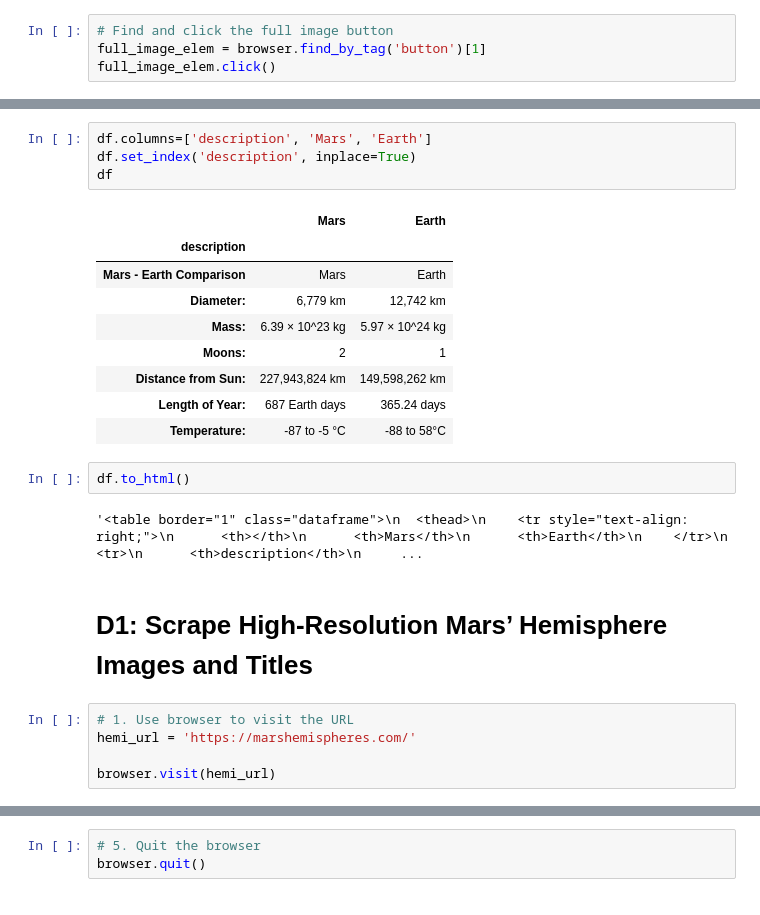
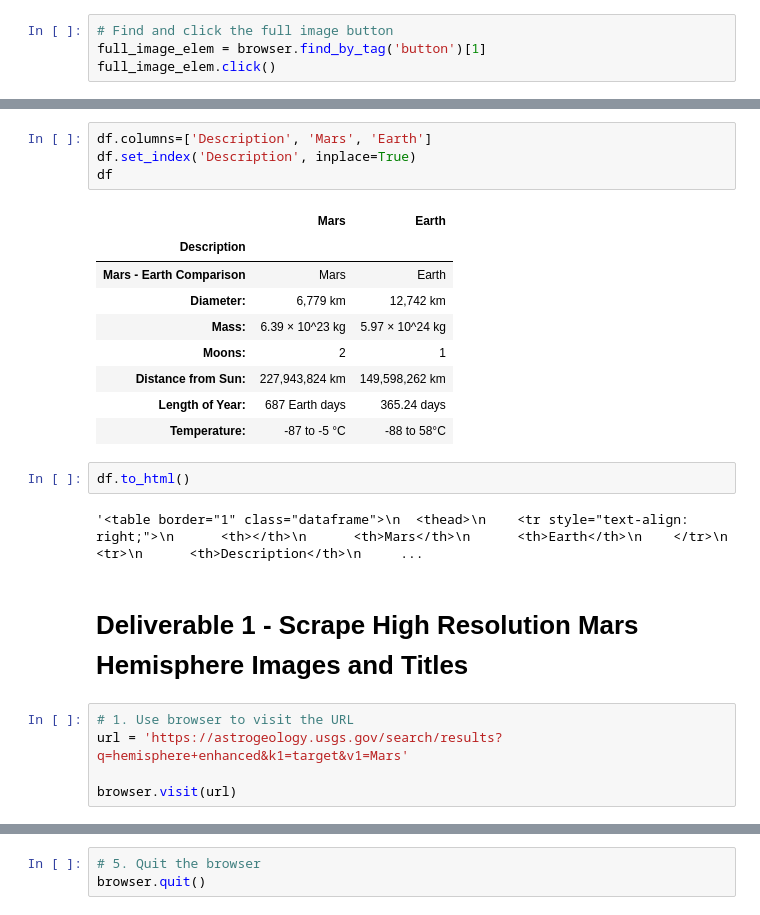
Before and after one commit to MXV0921/Mission-to-Mars, a Jupyter notebook: Mission_To_Mars_Challenge.ipynb, the cells around one changed output, grey strips where cells are left out. Cells and saved outputs as stored; diff of their text form.

```diff
--- a/Mission_to_Mars _Challenge.ipynb
+++ b/Mission_To_Mars_Challenge.ipynb
@@ -99,10 +188,10 @@ df = pd.read_html('https://galaxyfacts-mars.com')[0]
 # %%
-df.columns=['description', 'Mars', 'Earth']
-df.set_index('description', inplace=True)
+df.columns=['Description', 'Mars', 'Earth']
+df.set_index('Description', inplace=True)
 df
 # %% [output]
 |  | Mars | Earth |
-| description |  |  |
+| Description |  |  |
 | Mars - Earth Comparison | Mars | Earth |
 | Diameter: | 6,779 km | 12,742 km |
 | Mass: | 6.39 × 10^23 kg | 5.97 × 10^24 kg |
@@ -113,11 +202,11 @@ df
 # %%
 df.to_html()
 # %% [output]
-'<table border="1" class="dataframe">\n  <thead>\n    <tr style="text-align: right;">\n      <th></th>\n      <th>Mars</th>\n      <th>Earth</th>\n    </tr>\n    <tr>\n      <th>description</th>\n     ...
+'<table border="1" class="dataframe">\n  <thead>\n    <tr style="text-align: right;">\n      <th></th>\n      <th>Mars</th>\n      <th>Earth</th>\n    </tr>\n    <tr>\n      <th>Description</th>\n     ...
 # %% [markdown]
-# D1: Scrape High-Resolution Mars’ Hemisphere Images and Titles
+# Deliverable 1 - Scrape High Resolution Mars Hemisphere Images and Titles
 # %%
 # 1. Use browser to visit the URL
-hemi_url = 'https://marshemispheres.com/'
+url = 'https://astrogeology.usgs.gov/search/results?q=hemisphere+enhanced&k1=target&v1=Mars'
 
-browser.visit(hemi_url)
+browser.visit(url)
```
Also changed, not shown: parts of 31 cells of this notebook, 15 other files.
